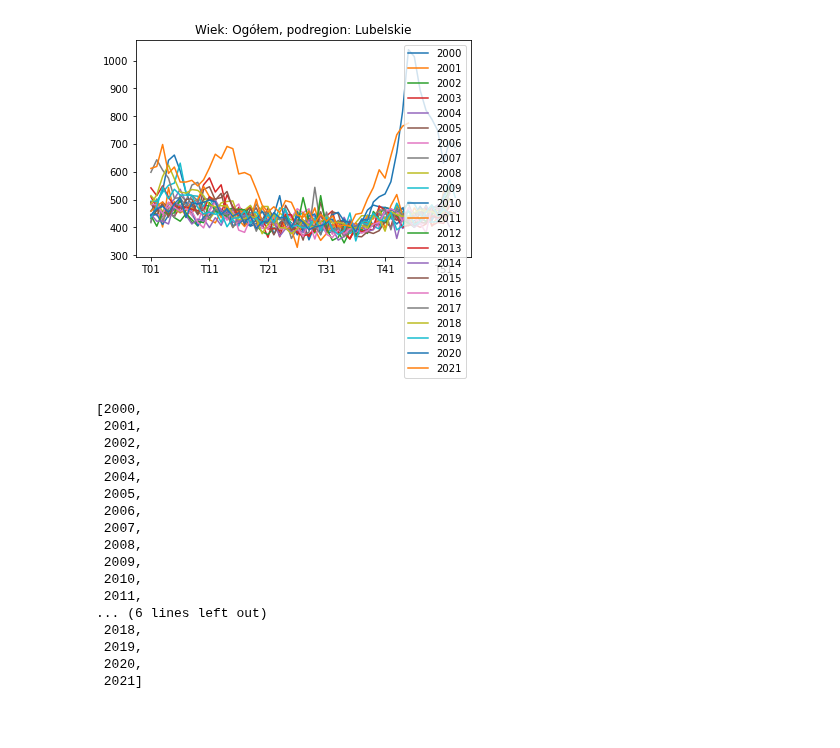
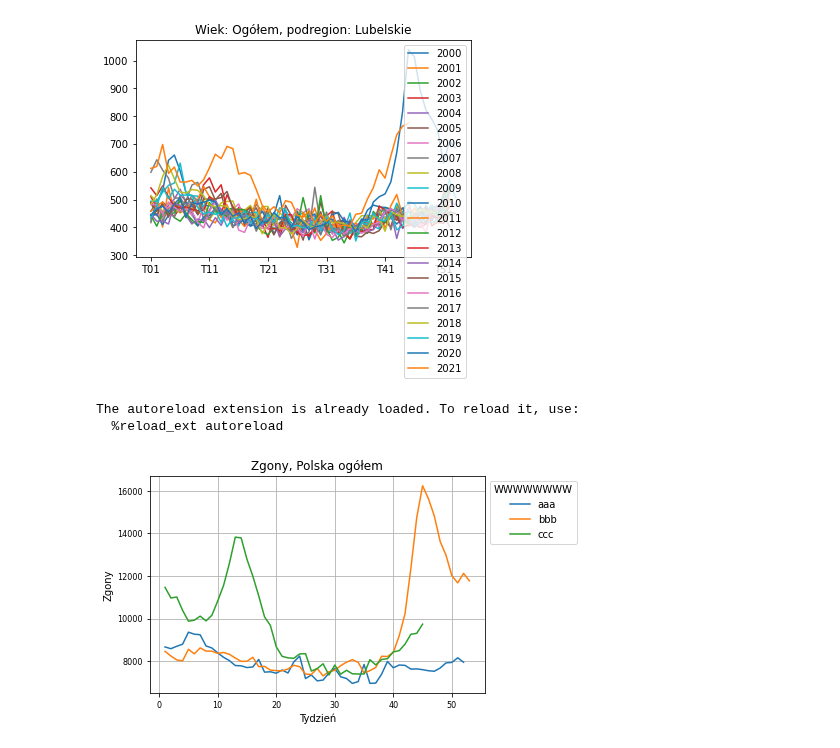
Before and after one commit to anuszka/govpl, a Jupyter notebook: GUS/gus01.ipynb, the cells around one changed output. Saved outputs shown, nothing was run; the diff lists cells and outputs as text; code cells hidden in the pictures; blank space fills up the shorter version.

Commit message:
Add legendlabel, legendtitle in plot()

```diff
--- a/GUS/gus01.ipynb
+++ b/GUS/gus01.ipynb
@@ -204,23 +204,31 @@ ax.legend(df['Rok'].to_list());
 plt.show();
 # %% [output]
 [figure]
-# %%
-df.iloc[:, 0].to_list()
-# %% [output]
-[2000,
- 2001,
- 2002,
- 2003,
- 2004,
- 2005,
- 2006,
- 2007,
- 2008,
- 2009,
- 2010,
- 2011,
-... (6 lines left out)
- 2018,
- 2019,
- 2020,
- 2021]
+# %%
+%load_ext autoreload
+%autoreload
+
+from share.helper_functions import (
+    getfile,
+    unzip,
+    xlsx2xls,
+    display_all,
+    set_legend_right,
+    plot
+)
+
+plotopts = dict_of(
+    plotdf=df_og,
+    cols_to_plot = [2019,2020,2021],
+    ylabel = 'Zgony',
+    title = 'Zgony, Polska ogółem',
+    fontsize = 8,
+    legendlabels = ['aaa','bbb','ccc'],
+    legendtitle = 'WWWWWWWW'
+    )
+
+plot(**plotopts);
+# %% [output]
+The autoreload extension is already loaded. To reload it, use:
+  %reload_ext autoreload
+[figure, added]
```
Also changed, not shown: 1 other file.
